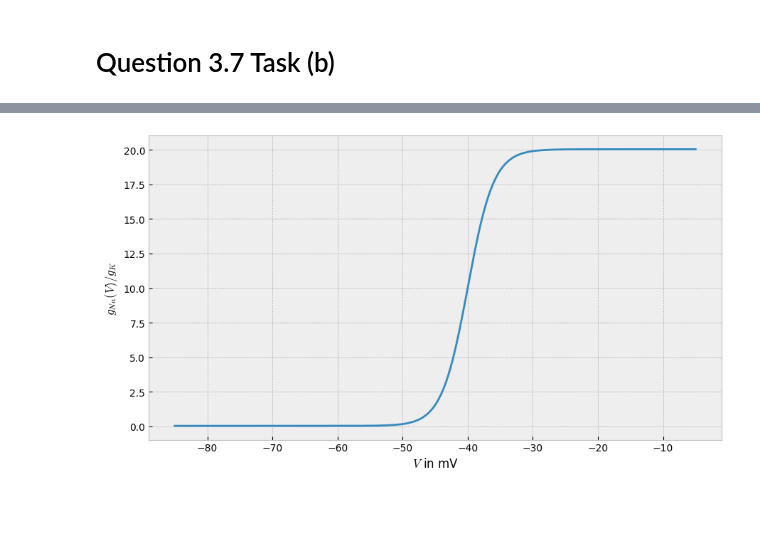
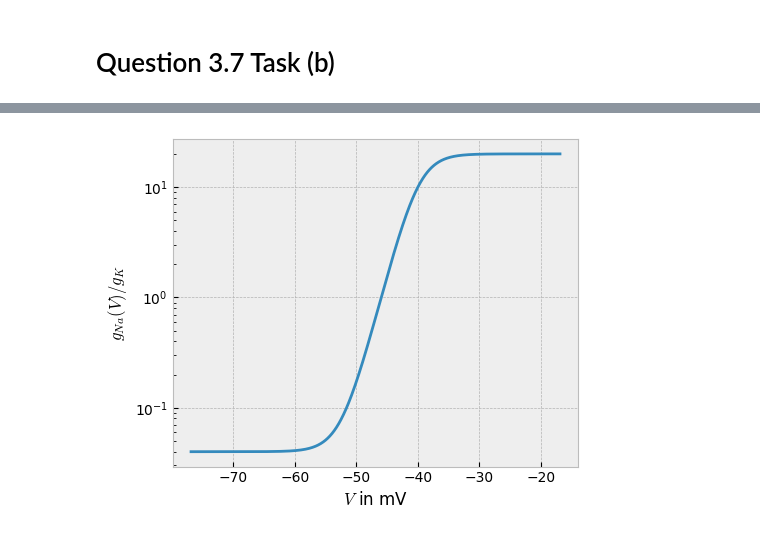
Before and after one commit to leonardlux/comp_phy_exam, a Jupyter notebook: problem_3/question_3_7/task_b.ipynb, the cells around one changed output, grey strips where cells are left out. Cells and saved outputs as stored; diff of their text form; code cells hidden in the pictures; blank space fills up the shorter version.

```diff
--- a/problem_3/question_3_7/task_b.ipynb
+++ b/problem_3/question_3_7/task_b.ipynb
@@ -12,13 +14,13 @@ from opt_diags_gen import diags_gen_backwards_euler
 plt.style.use('bmh')
 # %%
 Us = []
-n_sim = 40+1 # amounts of simulation that should be done
+n_sim = 40+1 # amounts of simulation that will be done
 # center and sides define the interval in which V_appl is varied (linear)
-center = -45 * c.milli
-sides = 40 * c.milli
+center = -46.9 * c.milli
+sides = 0.05 * c.milli
 v_values = np.linspace(center - sides, center + sides ,n_sim)
 
-print("v_values in V:",v_values)
+print("v_values in mV:",v_values/c.milli)
 
 for v_appl in v_values:
     inital_distr = inital_values(v_appl)
@@ -73,15 +88,17 @@ plt.show()
 # %%
 from opt_right_side_functions import g_na_g_k
-
+sides = 30 * c.milli
 x = np.linspace(center - sides, center + sides ,1000)
 #x = np.linspace(-1e3,1e4,1000)
 
 plt.style.use('bmh')
-plt.figure(figsize=(9,5))
+plt.figure(figsize=(5,4))
 plt.plot(x/c.milli,g_na_g_k(x))
 plt.ylabel("$g_{Na}(V)/g_K$")
 plt.xlabel("$V$ in mV")
 plt.tight_layout()
+plt.yscale("log")
+plt.savefig("images/g_na_vs_v.pdf")
 plt.show()
 # %% [output]
-[figure, old version]
+[figure, new version]
```
Also changed, not shown: parts of 5 cells of this notebook, 3 other files.
